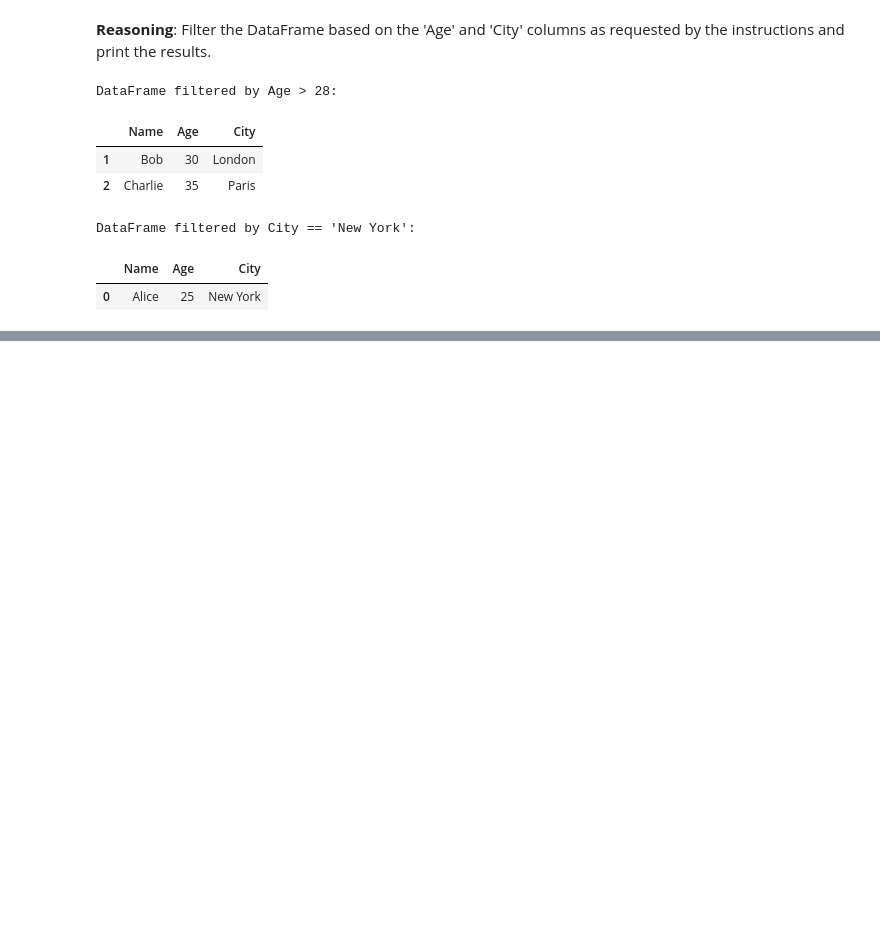
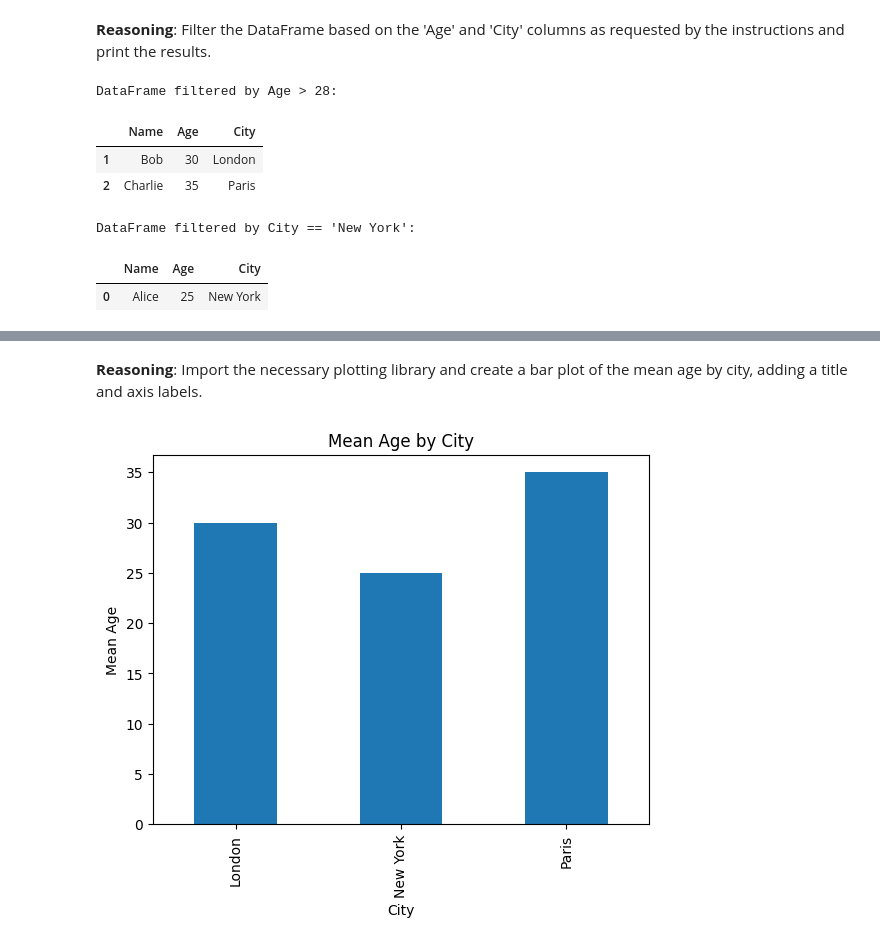
Before and after one commit to AI-Junction/Learn-ML, a Jupyter notebook: LearnPandasPart3.ipynb, the cells around one changed output, grey strips where cells are left out. Saved outputs shown, nothing was run; the diff lists cells and outputs as text; code cells hidden in the pictures; blank space fills up the shorter version.

```diff
--- a/LearnPandasPart3.ipynb
+++ b/LearnPandasPart3.ipynb
@@ -178,0 +303,7 @@ DataFrame filtered by City == 'New York':
+# %%
+# Group by 'City' and calculate the mean 'Age' for each city
+city_age_mean = df_csv.groupby('City')['Age'].mean()
+
+# Display the result of the aggregation
+print("Mean Age by City:")
+display(city_age_mean)
@@ -178,0 +323,20 @@ DataFrame filtered by City == 'New York':
+# %% [markdown]
+**Reasoning**:
+Import the necessary plotting library and create a bar plot of the mean age by city, adding a title and axis labels.
+# %%
+import matplotlib.pyplot as plt
+
+# Create a bar plot of the city_age_mean Series
+city_age_mean.plot(kind='bar')
+
+# Add a title to the plot
+plt.title('Mean Age by City')
+
+# Add labels to the x and y axes
+plt.xlabel('City')
+plt.ylabel('Mean Age')
+
+# Display the plot
+plt.show()
+# %% [output]
+[figure, added]
```
Also changed, not shown: parts of 29 cells of this notebook.
